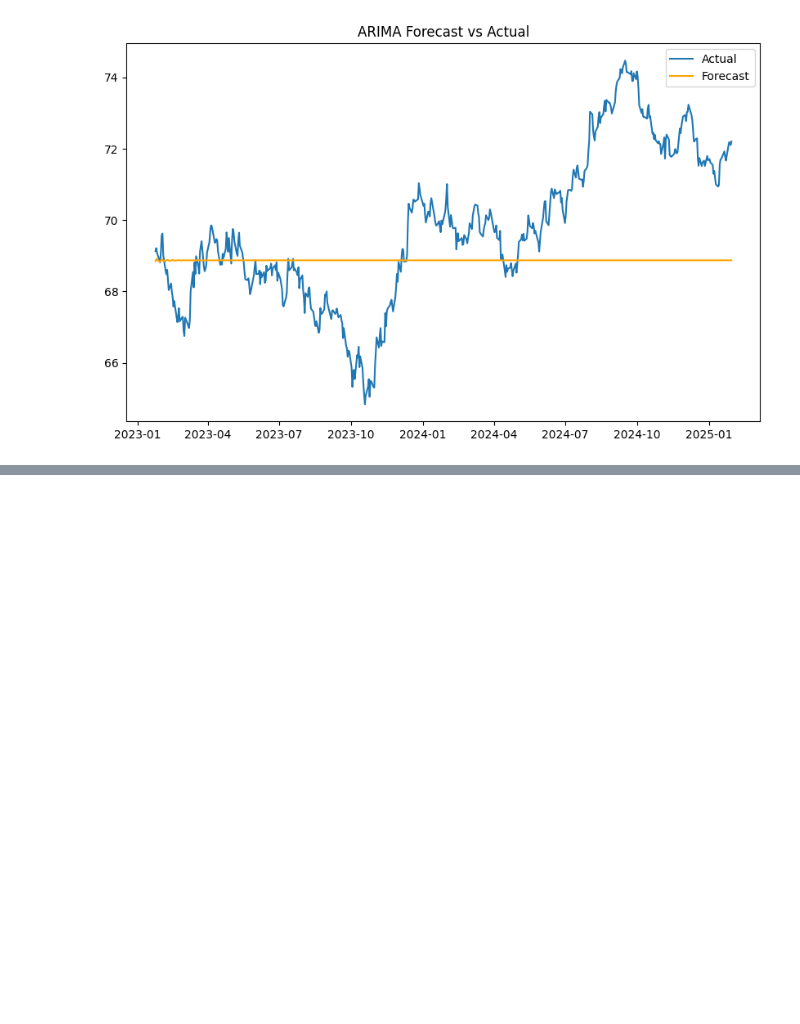
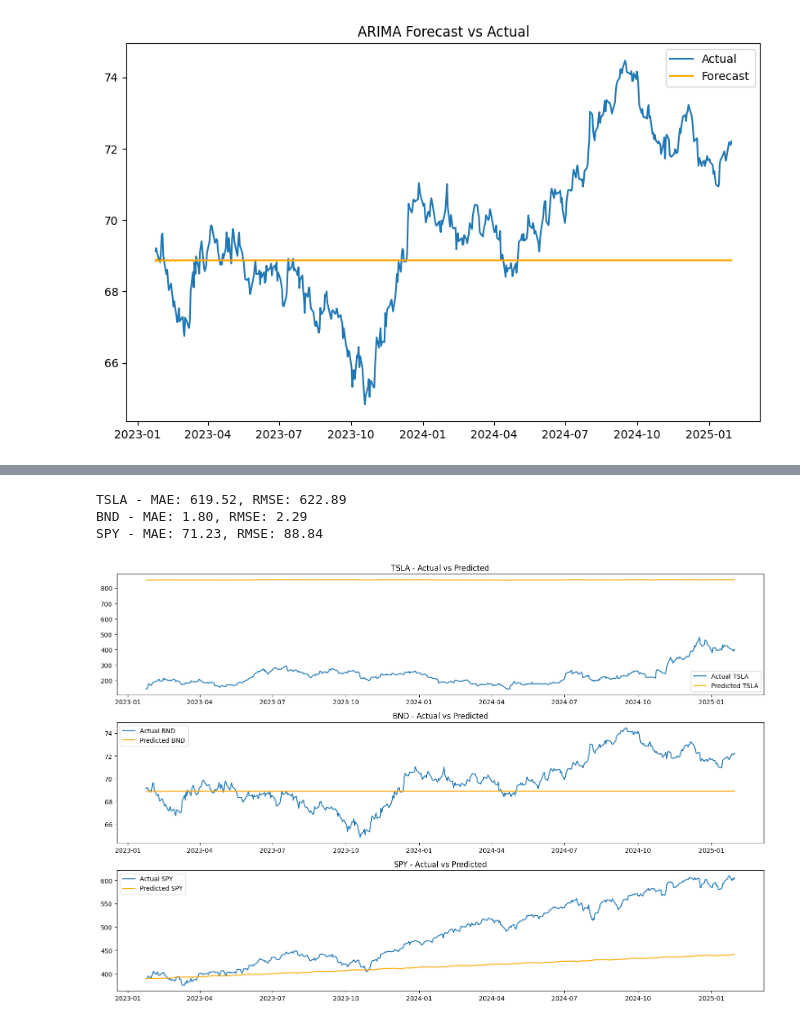
Before and after one commit to habeshaethiopia/Time-Series-Forecasting, a Jupyter notebook: notebooks/Train.ipynb, the cells around one changed output, grey strips where cells are left out. Drawn from its saved outputs; the diff is of its cells as text; code cells hidden in the pictures; blank space fills up the shorter version.

```diff
--- a/notebooks/Train.ipynb
+++ b/notebooks/Train.ipynb
@@ -45,5 +45,5 @@ model.add(Dense(units=1))
 model.compile(optimizer='adam', loss='mean_squared_error')
 
 # Train the model
-model.fit(X_train, y_train, epochs=20, batch_size=32)
+model.fit(X_train, y_train, epochs=2, batch_size=32)
 # %% [output]
@@ -178,6 +172,6 @@ Warnings:
 # %%
 # Forecast TSLA using LSTM
-forecast_tsla = model.predict(X_test)
+forecast_tsla = model.predict(test['TSLA'])
 forecast_tsla = scaler.inverse_transform(forecast_tsla)
 
 # Forecast BND using ARIMA
@@ -188,18 +184,51 @@ forecast_spy = model_spy_fit.forecast(steps=len(test))
 # %%
 from sklearn.metrics import mean_absolute_error, mean_squared_error
+import numpy as np
 
 # Evaluate TSLA (LSTM)
 mae_tsla = mean_absolute_error(test['TSLA'], forecast_tsla)
-rmse_tsla = mean_squared_error(test['TSLA'], forecast_tsla, squared=False)
+rmse_tsla = np.sqrt(mean_squared_error(test['TSLA'], forecast_tsla))
 
 # Evaluate BND (ARIMA)
 mae_bnd = mean_absolute_error(test['BND'], forecast_bnd)
-rmse_bnd = mean_squared_error(test['BND'], forecast_bnd, squared=False)
+rmse_bnd = np.sqrt(mean_squared_error(test['BND'], forecast_bnd))
 
 # Evaluate SPY (SARIMA)
 mae_spy = mean_absolute_error(test['SPY'], forecast_spy)
-rmse_spy = mean_squared_error(test['SPY'], forecast_spy, squared=False)
+rmse_spy = np.sqrt(mean_squared_error(test['SPY'], forecast_spy))
 
 print(f"TSLA - MAE: {mae_tsla:.2f}, RMSE: {rmse_tsla:.2f}")
 print(f"BND - MAE: {mae_bnd:.2f}, RMSE: {rmse_bnd:.2f}")
 print(f"SPY - MAE: {mae_spy:.2f}, RMSE: {rmse_spy:.2f}")
+# %% [output]
+TSLA - MAE: 619.52, RMSE: 622.89
+BND - MAE: 1.80, RMSE: 2.29
+SPY - MAE: 71.23, RMSE: 88.84
+# %%
+plt.figure(figsize=(15, 10))
+
+# Plot TSLA
+plt.subplot(3, 1, 1)
+plt.plot(test.index, test['TSLA'], label='Actual TSLA')
+plt.plot(test.index, forecast_tsla, label='Predicted TSLA', color='orange')
+plt.title('TSLA - Actual vs Predicted')
+plt.legend()
+
+# Plot BND
+plt.subplot(3, 1, 2)
+plt.plot(test.index, test['BND'], label='Actual BND')
+plt.plot(test.index, forecast_bnd, label='Predicted BND', color='orange')
+plt.title('BND - Actual vs Predicted')
+plt.legend()
+
+# Plot SPY
+plt.subplot(3, 1, 3)
+plt.plot(test.index, test['SPY'], label='Actual SPY')
+plt.plot(test.index, forecast_spy, label='Predicted SPY', color='orange')
+plt.title('SPY - Actual vs Predicted')
+plt.legend()
+
+plt.tight_layout()
+plt.show()
+# %% [output]
+[figure, added]
```
Also changed, not shown: parts of 3 cells of this notebook, 1 other file.
